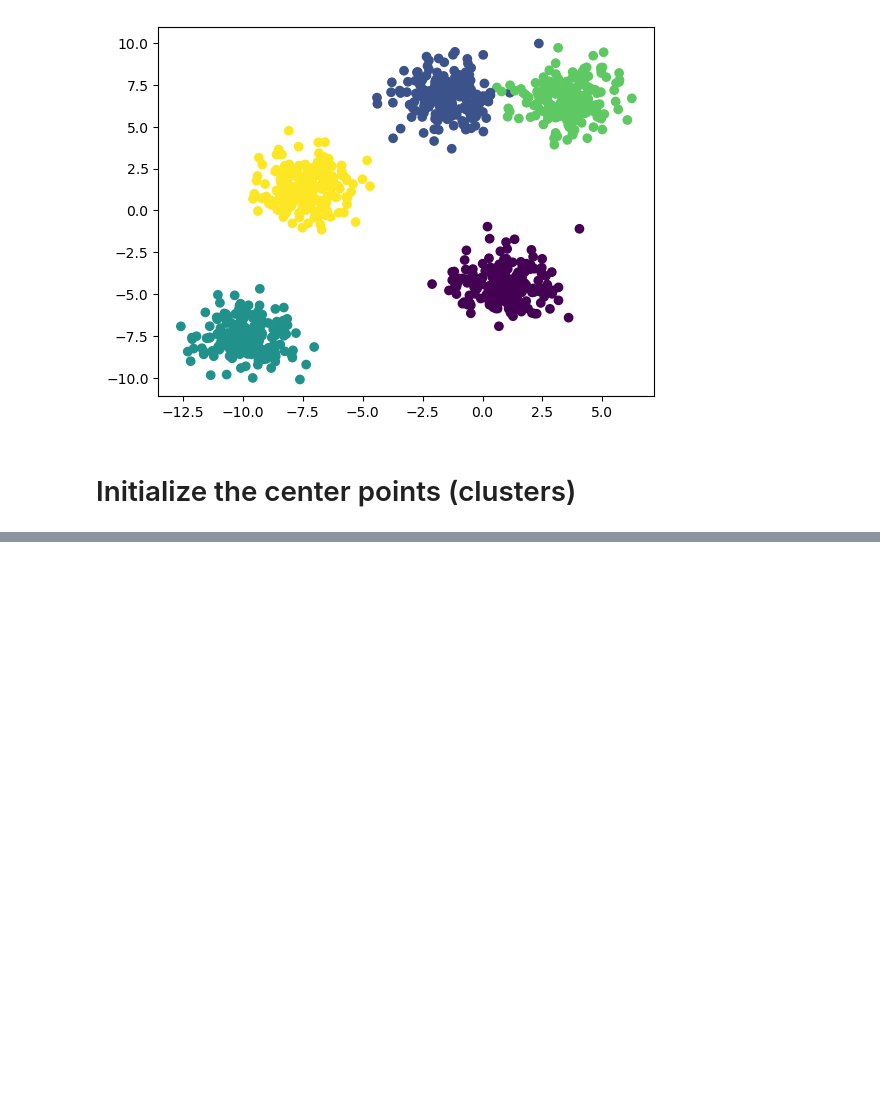
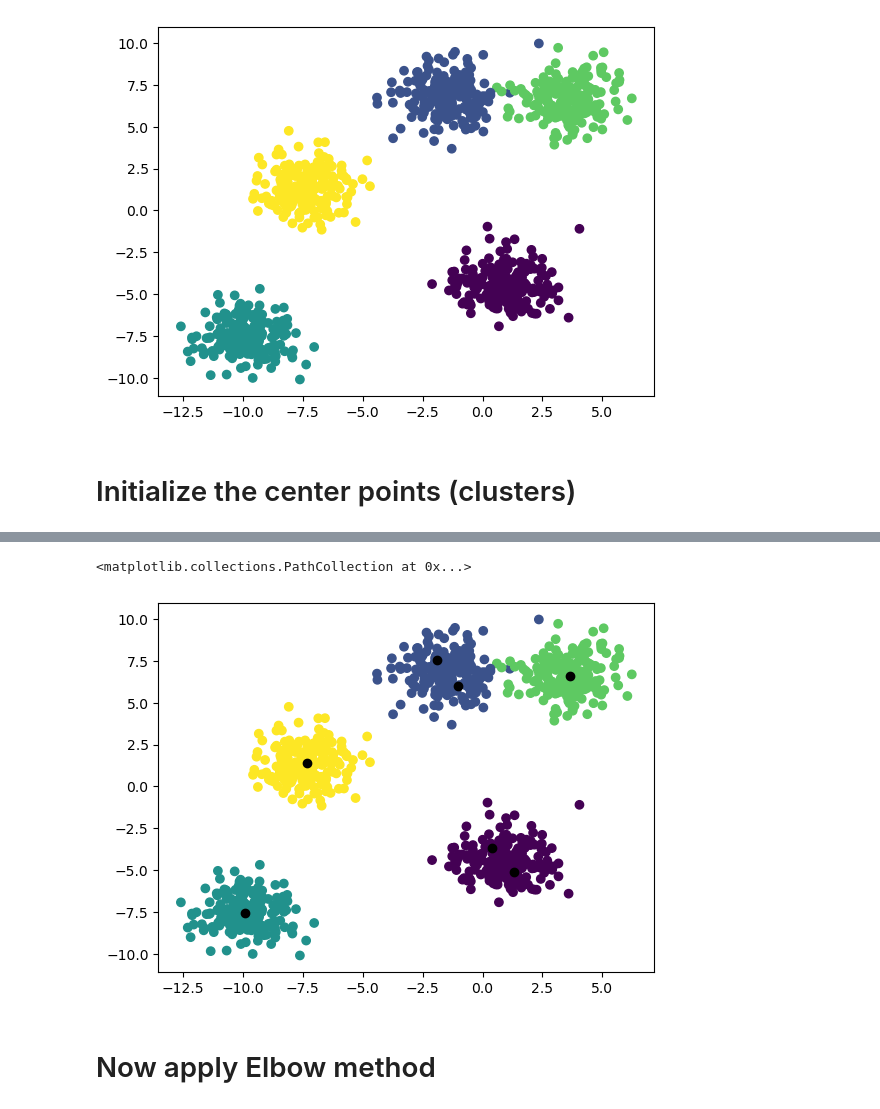
Before and after one commit to KHITOLIA/Chitkara-University, a Jupyter notebook: K-means Clustering.ipynb, the cells around one changed output, grey strips where cells are left out. Drawn from its saved outputs; the diff is of its cells as text; code cells hidden in the pictures; blank space fills up the shorter version.

```diff
--- a/K-means Clustering.ipynb
+++ b/K-means Clustering.ipynb
@@ -117,0 +199,2 @@ update_cluster(clusters)
+# %%
+cls = KMeans(n_clusters=7, max_iter=400)
@@ -117,0 +209,2 @@ update_cluster(clusters)
+# %%
+center = cls.cluster_centers_
@@ -117,0 +215,8 @@ update_cluster(clusters)
+# %%
+plt.scatter(X[:, 0], X[:, 1], c = _)
+plt.scatter(center[:, 0], center[:, 1], c = 'black')
+# %% [output]
+<matplotlib.collections.PathCollection at 0x...>
+[figure, added]
+# %% [markdown]
+# Now apply Elbow method
```
Also changed, not shown: parts of 59 cells of this notebook, 5 other files.
